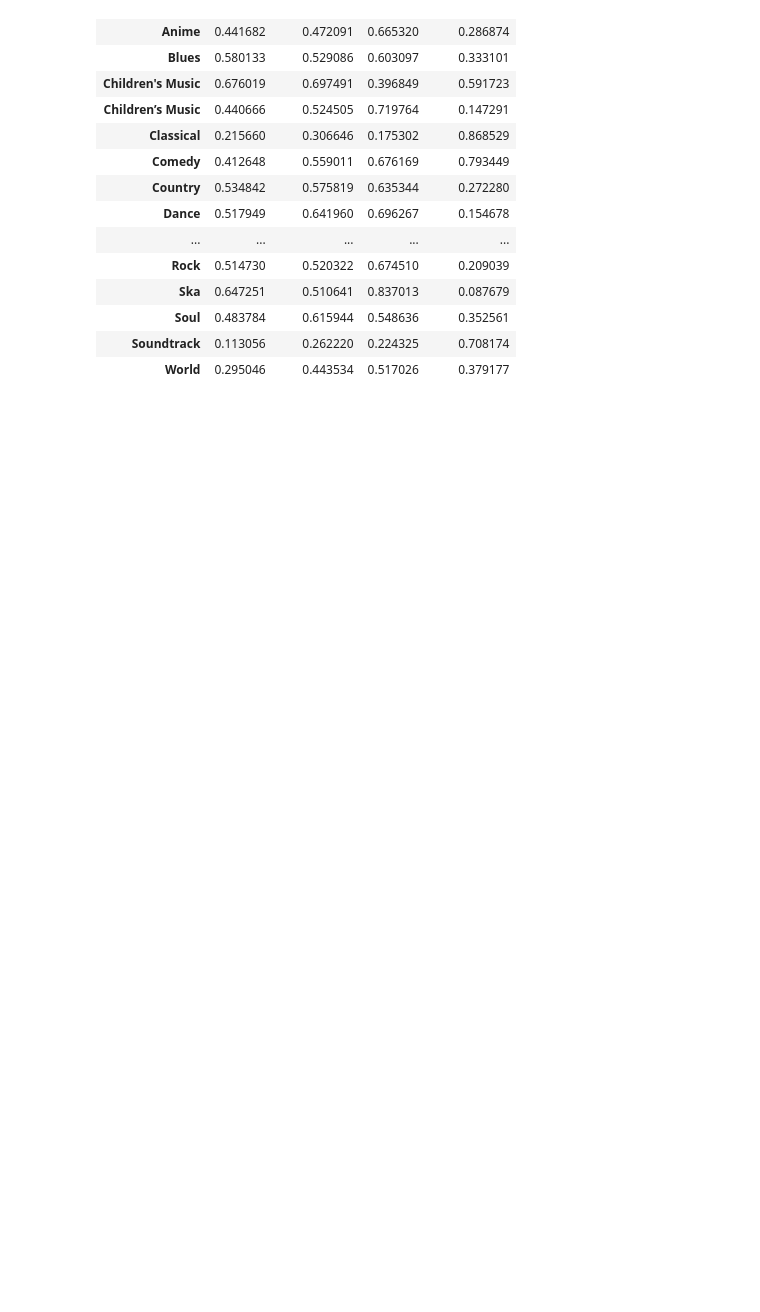
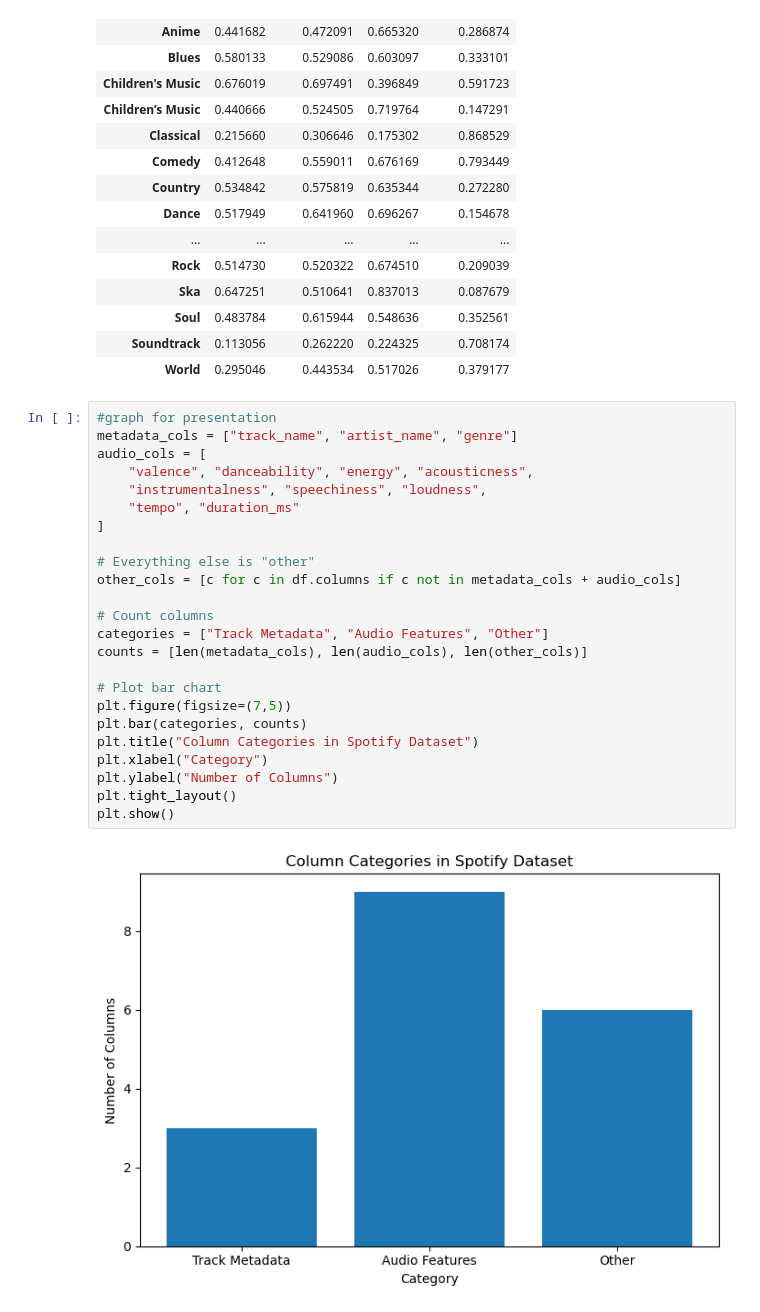
Before and after one commit to saanavig/Spotify-Visualization, a Jupyter notebook: notebooks/cleanDataEDA.ipynb, the cells around one changed output. Drawn from its saved outputs; the diff is of its cells as text; blank space fills up the shorter version.

Commit message:
additional visualizations for presentation

```diff
--- a/notebooks/cleanDataEDA.ipynb
+++ b/notebooks/cleanDataEDA.ipynb
@@ -340,3 +341,29 @@ genre_summary
 | Soul | 0.483784 | 0.615944 | 0.548636 | 0.352561 |
 | Soundtrack | 0.113056 | 0.262220 | 0.224325 | 0.708174 |
 | World | 0.295046 | 0.443534 | 0.517026 | 0.379177 |
+# %%
+#graph for presentation
+metadata_cols = ["track_name", "artist_name", "genre"]
+audio_cols = [
+    "valence", "danceability", "energy", "acousticness",
+    "instrumentalness", "speechiness", "loudness",
+    "tempo", "duration_ms"
+]
+
+# Everything else is "other"
+other_cols = [c for c in df.columns if c not in metadata_cols + audio_cols]
+
+# Count columns
+categories = ["Track Metadata", "Audio Features", "Other"]
+counts = [len(metadata_cols), len(audio_cols), len(other_cols)]
+
+# Plot bar chart
+plt.figure(figsize=(7,5))
+plt.bar(categories, counts)
+plt.title("Column Categories in Spotify Dataset")
+plt.xlabel("Category")
+plt.ylabel("Number of Columns")
+plt.tight_layout()
+plt.show()
+# %% [output]
+[figure, added]
```
Also changed, not shown: parts of 3 cells of this notebook.
